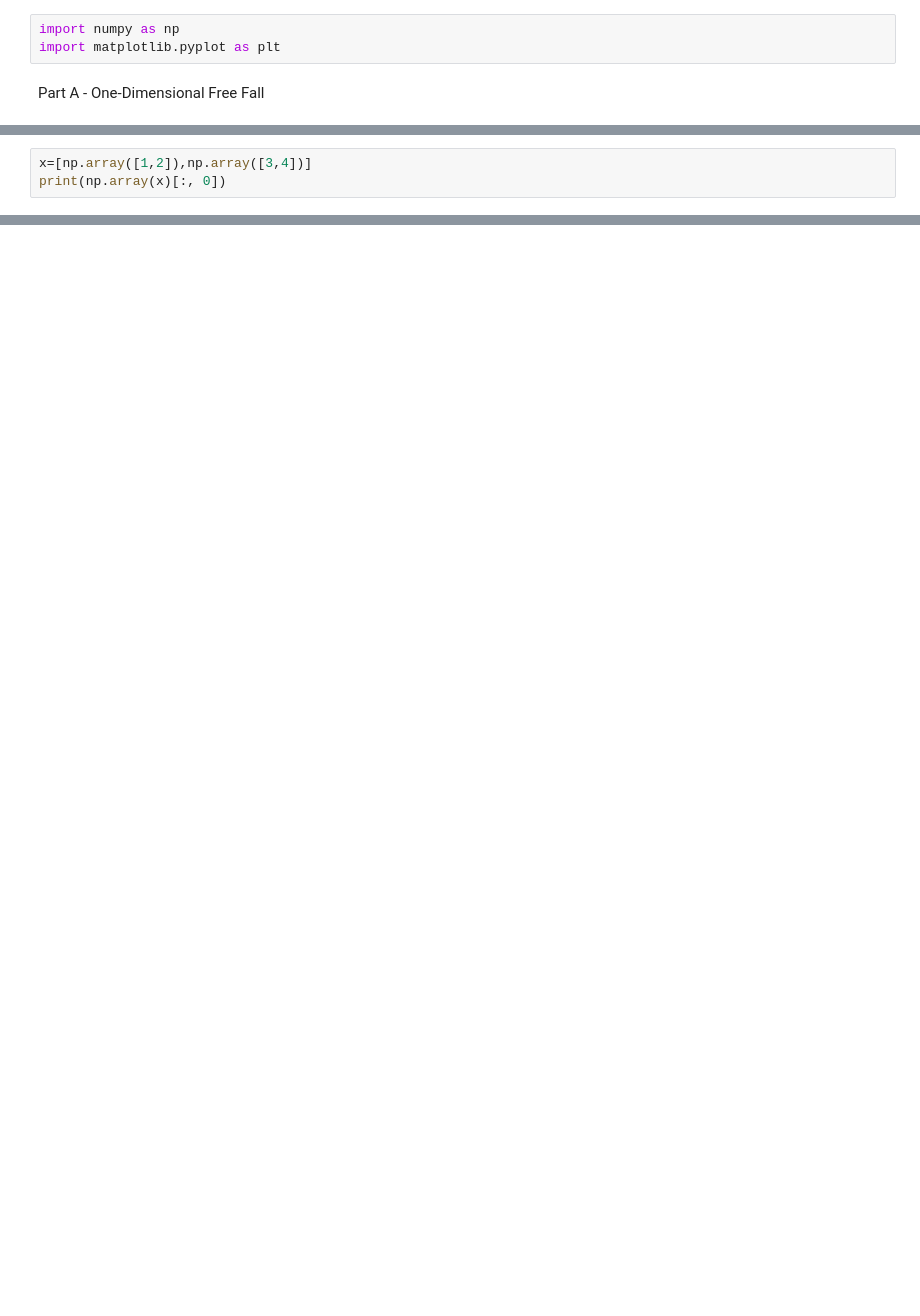
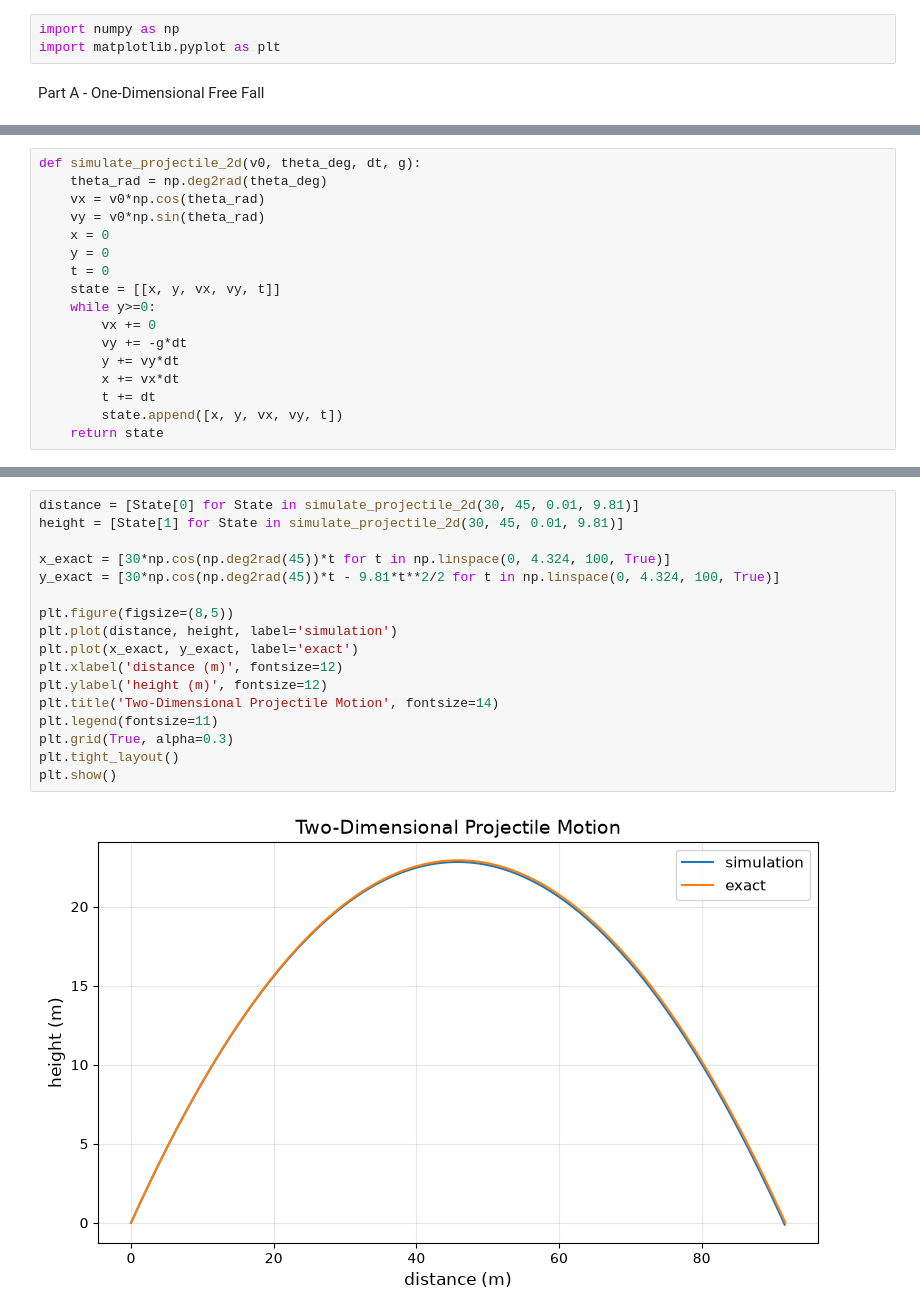
Before and after one commit to Grey-son/phys311, a Jupyter notebook: labs/lab01/lab01_projectile.ipynb, the cells around one changed output, grey strips where cells are left out. Saved outputs shown, nothing was run; the diff lists cells and outputs as text; blank space fills up the shorter version.

```diff
--- a/labs/lab01/lab01_projectile.ipynb
+++ b/labs/lab01/lab01_projectile.ipynb
@@ -45,3 +55,0 @@ print(y_data)
-# %%
-x=[np.array([1,2]),np.array([3,4])]
-print(np.array(x)[:, 0])
@@ -49,0 +75,17 @@ TypeError: list indices must be integers or slices, not tuple
+# %%
+def simulate_projectile_2d(v0, theta_deg, dt, g):
+    theta_rad = np.deg2rad(theta_deg)
+    vx = v0*np.cos(theta_rad)
+    vy = v0*np.sin(theta_rad)
+    x = 0
+    y = 0
+    t = 0
+    state = [[x, y, vx, vy, t]]
+    while y>=0:
+        vx += 0
+        vy += -g*dt
+        y += vy*dt
+        x += vx*dt
+        t += dt
+        state.append([x, y, vx, vy, t])
+    return state
@@ -49,0 +95,19 @@ TypeError: list indices must be integers or slices, not tuple
+# %%
+distance = [State[0] for State in simulate_projectile_2d(30, 45, 0.01, 9.81)]
+height = [State[1] for State in simulate_projectile_2d(30, 45, 0.01, 9.81)]
+
+x_exact = [30*np.cos(np.deg2rad(45))*t for t in np.linspace(0, 4.324, 100, True)]
+y_exact = [30*np.cos(np.deg2rad(45))*t - 9.81*t**2/2 for t in np.linspace(0, 4.324, 100, True)]
+
+plt.figure(figsize=(8,5))
+plt.plot(distance, height, label='simulation')
+plt.plot(x_exact, y_exact, label='exact')
+plt.xlabel('distance (m)', fontsize=12)
+plt.ylabel('height (m)', fontsize=12)
+plt.title('Two-Dimensional Projectile Motion', fontsize=14)
+plt.legend(fontsize=11)
+plt.grid(True, alpha=0.3)
+plt.tight_layout()
+plt.show()
+# %% [output]
+[figure, added]
```
Also changed, not shown: parts of 32 cells of this notebook, 1 other file.
